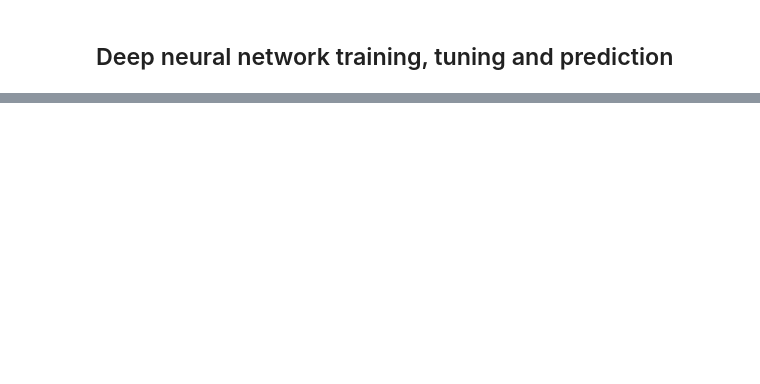
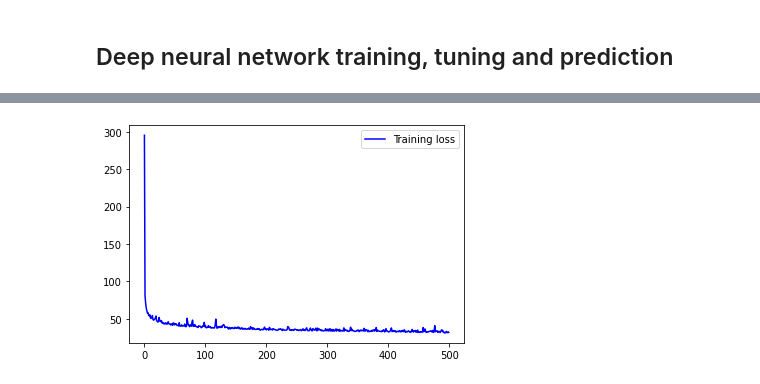
Before and after one commit to kavyajeetbora/time_series_deeplearning.ai, a Jupyter notebook: week2/modelling_time_series.ipynb, the cells around one changed output, grey strips where cells are left out. Drawn from its saved outputs; the diff is of its cells as text; code cells hidden in the pictures; blank space fills up the shorter version.

```diff
--- a/week2/modelling_time_series.ipynb
+++ b/week2/modelling_time_series.ipynb
@@ -237,11 +219,12 @@ best_lr
 # %%
 %%time
+window_size=30
 dataset = windowed_dataset(x_train, window_size, batch_size, shuffle_buffer_size)
-model2 = tf.keras.models.Sequential([
+model3 = tf.keras.models.Sequential([
         tf.keras.layers.Dense(10, input_shape=[window_size], activation="relu"),
         tf.keras.layers.Dense(10, activation="relu"),
         tf.keras.layers.Dense(1)
 ])
-model2.compile(loss="mse", optimizer=tf.keras.optimizers.SGD(lr=best_lr, momentum=0.9))
-history = model2.fit(dataset, epochs=100, callbacks=[lr_scheduler])
+model3.compile(loss="mse", optimizer=tf.keras.optimizers.SGD(lr=7e-6, momentum=0.9))
+history = model3.fit(dataset, epochs=500, verbose=False)
 # %% [output]
@@ -264,0 +233,8 @@ Wall time: 17.6 s
+# %%
+loss = history.history["loss"]
+epochs = range(500)
+plt.plot(epochs, loss, "b", label="Training loss")
+plt.legend()
+plt.show()
+# %% [output]
+[figure, added]
```
Also changed, not shown: parts of 20 cells of this notebook.
